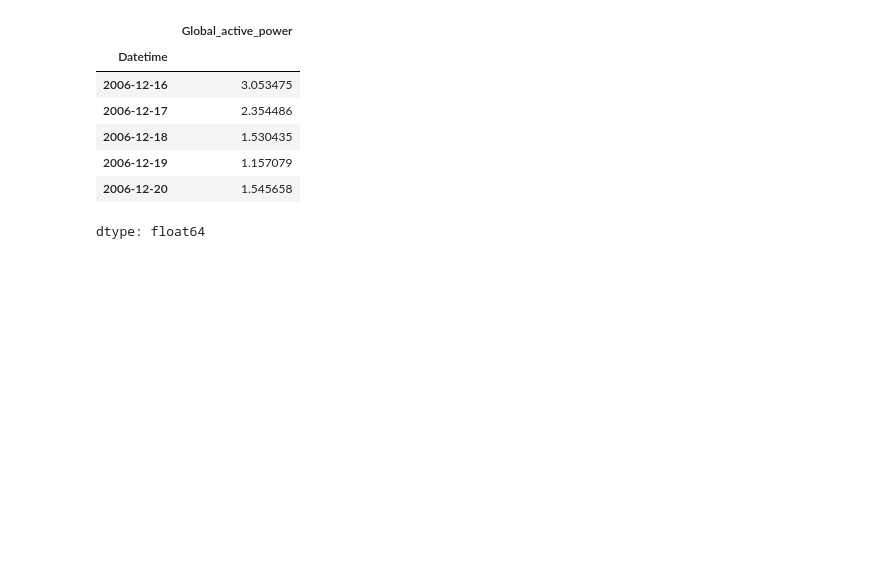
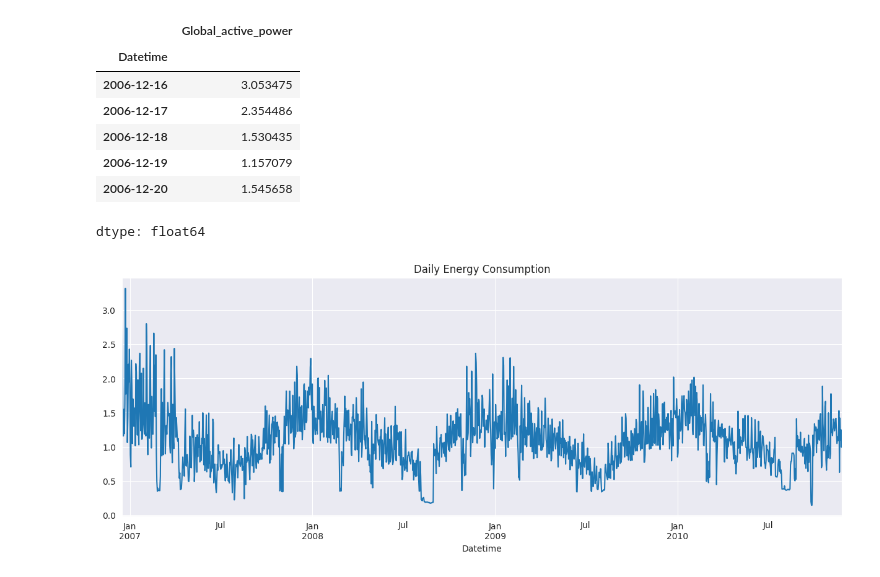
Before and after one commit to ShahanV/powercast-ai, a Jupyter notebook: notebooks/Powercast_AI.ipynb, the cells around one changed output. Cells and saved outputs as stored; diff of their text form; code cells hidden in the pictures; blank space fills up the shorter version.

Commit message:
Add daily energy consumption visualization

```diff
--- a/notebooks/Powercast_AI.ipynb
+++ b/notebooks/Powercast_AI.ipynb
@@ -121,3 +121,10 @@ daily_df.head()
 | 2006-12-19 | 1.157079 |
 | 2006-12-20 | 1.545658 |
 dtype: float64
+# %%
+plt.figure(figsize=(15,5))
+daily_df.plot()
+plt.title("Daily Energy Consumption")
+plt.show()
+# %% [output]
+[figure, added]
```
Also changed, not shown: parts of 1 cell of this notebook.
